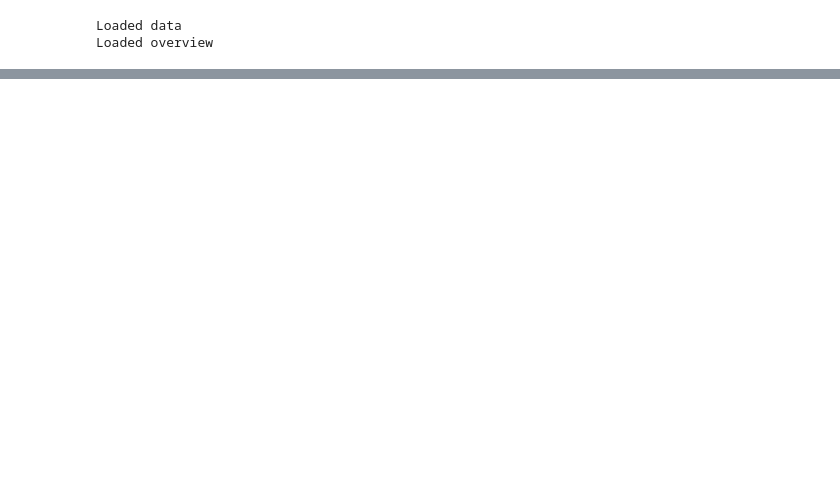
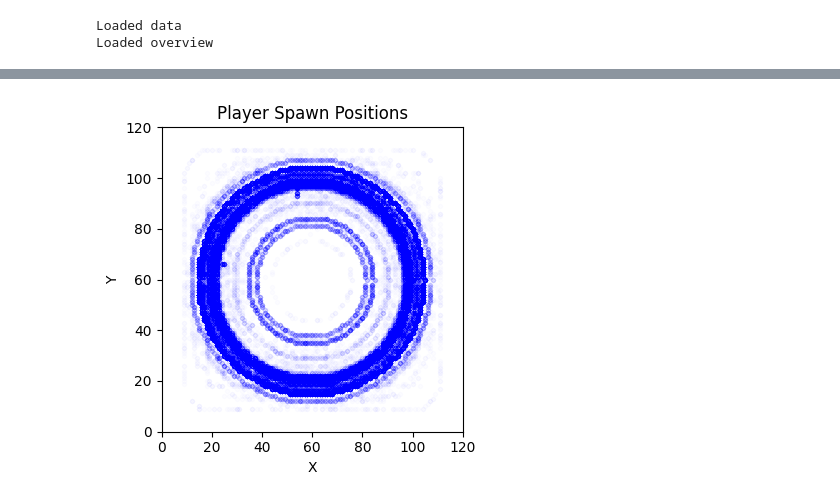
Before and after one commit to crazysissen/AoE2Mining, a Jupyter notebook: test.ipynb, the cells around one changed output, grey strips where cells are left out. Drawn from its saved outputs; the diff is of its cells as text; code cells hidden in the pictures; blank space fills up the shorter version.

```diff
--- a/test.ipynb
+++ b/test.ipynb
@@ -208,0 +395,30 @@ plt.show()
+# %%
+# Plain spawn position plot
+
+map_width = 120
+
+# Figure init
+figure = plt.figure(figsize=(4, 4))
+plt.title("Player Spawn Positions")
+plt.xlim(0, map_width)
+plt.ylim(0, map_width)
+plt.xlabel("X")
+plt.ylabel("Y")
+
+# Plots
+plot_p1 = plt.plot([], [], ".", alpha=0.01, color="blue", label="Win")
+# plot_p2 = plt.plot([], [], ".", alpha=0.01, color="red", label="Loss")
+
+data_p1 = overview
+# data_p1 = overview.loc[overview["winner"] == 0]
+# data_p2 = overview.loc[overview["winner"] == 1]
+
+plot_p1[0].set_xdata(data_p1["p1_xpos"])
+plot_p1[0].set_ydata(data_p1["p1_ypos"])
+# plot_p2[0].set_xdata(data_p2["p1_xpos"])
+# plot_p2[0].set_ydata(data_p2["p1_ypos"])
+
+plt.tight_layout()
+plt.show()
+# %% [output]
+[figure, added]
```
Also changed, not shown: parts of 8 cells of this notebook, 11 other files.
